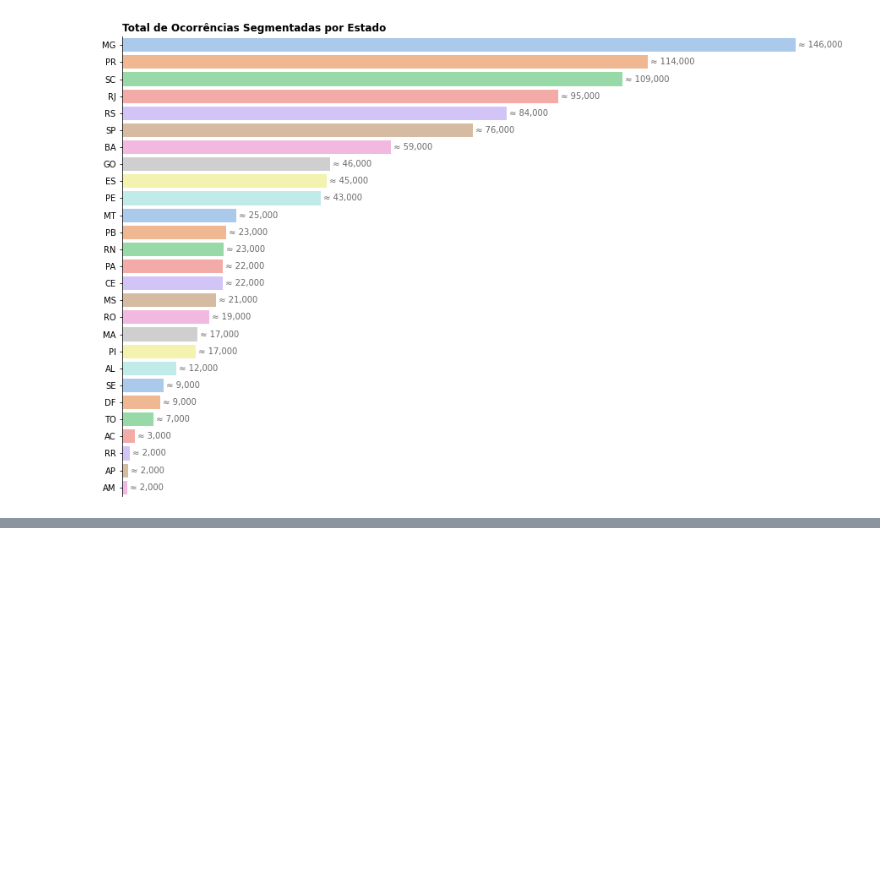
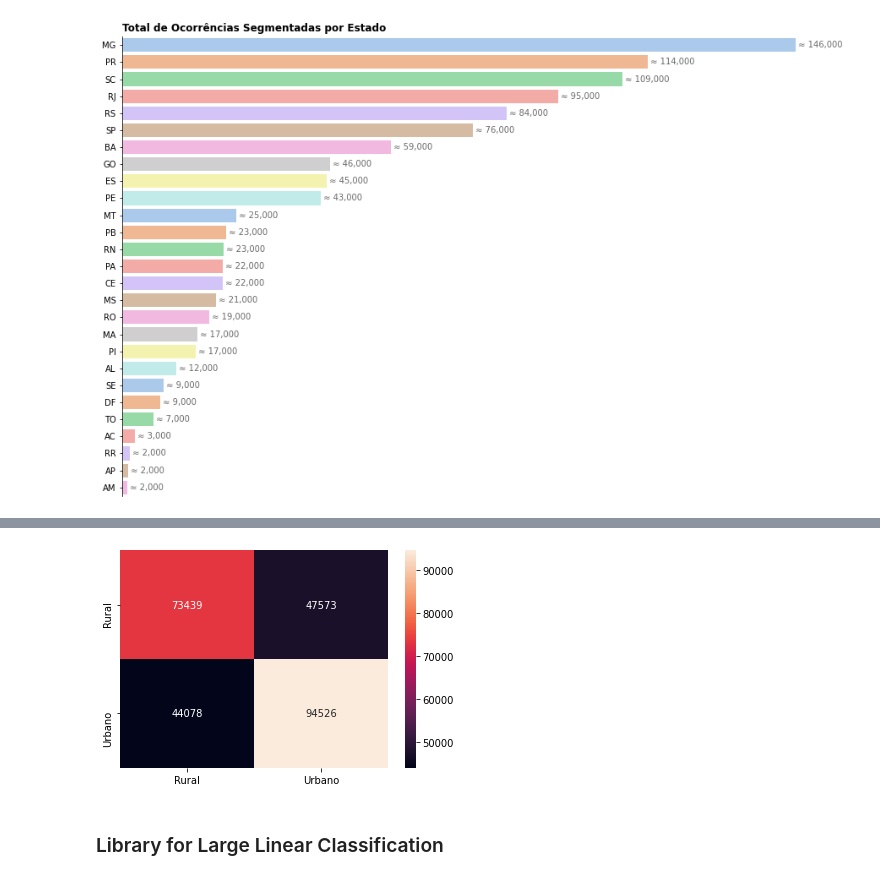
Before and after one commit to thpomari/posgraduacao, a Jupyter notebook: projeto_inter_5anos.ipynb, the cells around one changed output, grey strips where cells are left out. Saved outputs shown, nothing was run; the diff lists cells and outputs as text; code cells hidden in the pictures; blank space fills up the shorter version.

```diff
--- a/projeto_inter_5anos.ipynb
+++ b/projeto_inter_5anos.ipynb
@@ -1916,0 +2016,5 @@ X_novo = transformer.transform(X)
+# %%
+%%time
+
+classificador_lbfgs = LogisticRegression(class_weight='balanced', random_state=13, solver='lbfgs')
+classificador_lbfgs.fit(X_train, y_train.ravel())
@@ -1916,0 +2032,4 @@ X_novo = transformer.transform(X)
+# %%
+y_pred = classificador_lbfgs.predict(X_test)
+classification_report_lbfgs = classification_report(y_test, y_pred, target_names=['Rural', 'Urbano'])
+print(classification_report_lbfgs)
@@ -1916,0 +2045,6 @@ X_novo = transformer.transform(X)
+# %%
+x = sns.heatmap(confusion_matrix(y_test, y_pred), annot=True, fmt="d", xticklabels=['Rural', 'Urbano'], yticklabels=['Rural', 'Urbano'])
+# %% [output]
+[figure, added]
+# %% [markdown]
+###  Library for Large Linear Classification
```
Also changed, not shown: parts of 75 cells of this notebook, 1 other file.
